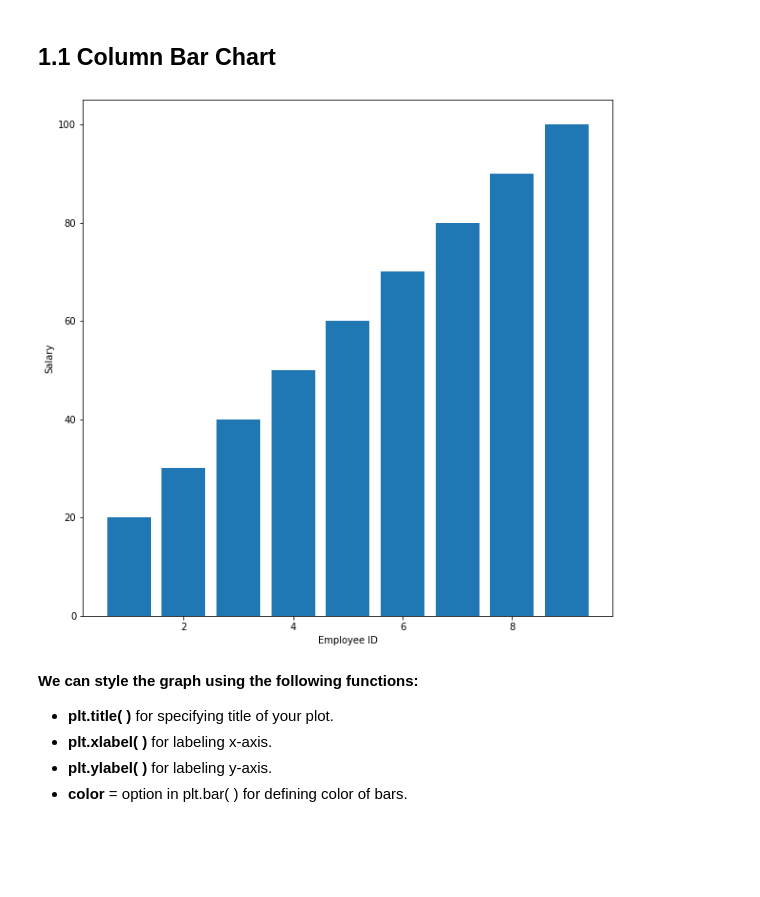
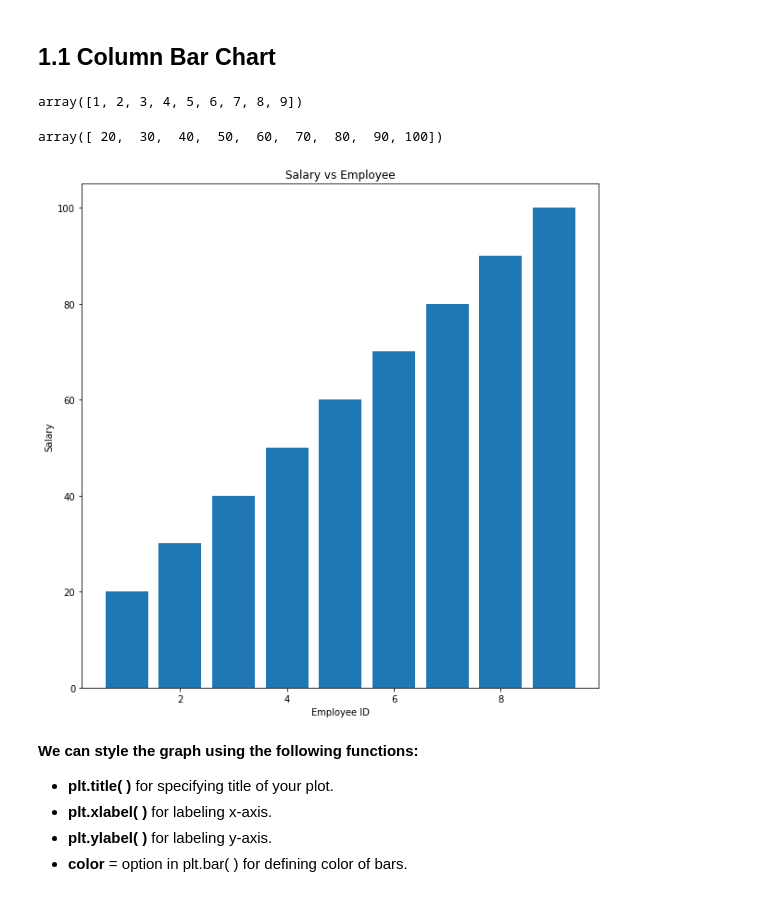
Before and after one commit to itratrahman/data_science_training, a Jupyter notebook: notebooks/4_crash_course_data_visualization.ipynb, the cells around one changed output. Cells and saved outputs as stored; diff of their text form; code cells hidden in the pictures; blank space fills up the shorter version.

```diff
--- a/notebooks/4_crash_course_data_visualization.ipynb
+++ b/notebooks/4_crash_course_data_visualization.ipynb
@@ -38,18 +38,29 @@ import seaborn as sns
 Bar graph is mainly used to compare between two categories or groups. For example you want to show the comparison between employees and their incomes.
 # %% [markdown]
 ## 1.1 Column Bar Chart
+# %%
+id1 = np.arange(1,10)
+id1
+# %% [output]
+array([1, 2, 3, 4, 5, 6, 7, 8, 9])
+# %%
+salary = np.arange(20,110,10)
+salary
+# %% [output]
+array([ 20,  30,  40,  50,  60,  70,  80,  90, 100])
 # %%
 ## Basic Plot
 
 plt.figure(figsize=(10,10))
 id1 = np.arange(1,10)
 salary = np.arange(20,110,10)
 plt.bar(id1,salary)
 plt.xlabel('Employee ID')
 plt.ylabel('Salary')
+plt.title('Salary vs Employee')
 plt.show()
 # %% [output]
-[figure, old version]
+[figure, new version]
 # %% [markdown]
 **We can style the graph using the following functions:**
 
```
Also changed, not shown: parts of 40 cells of this notebook, 42 other files.
